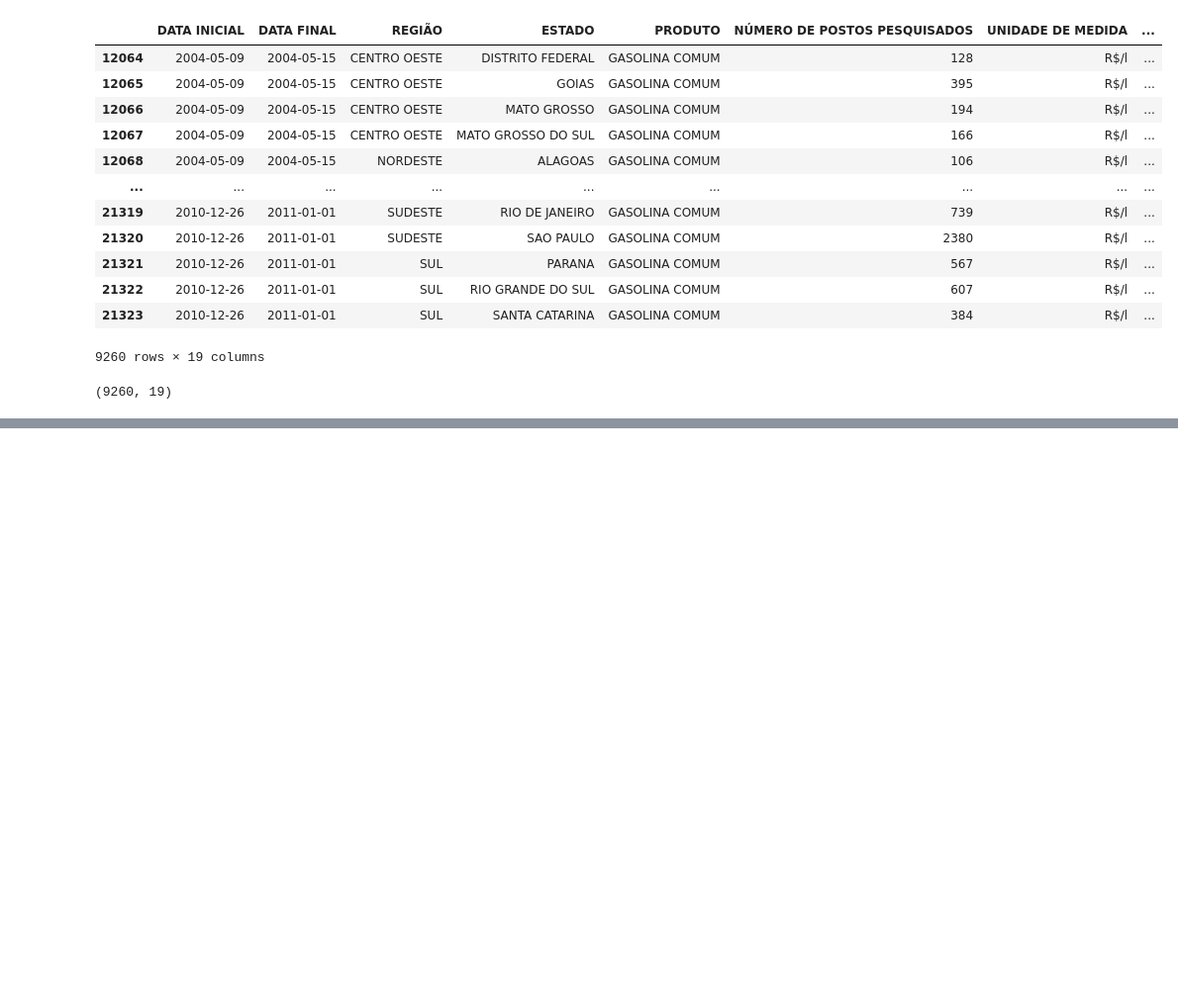
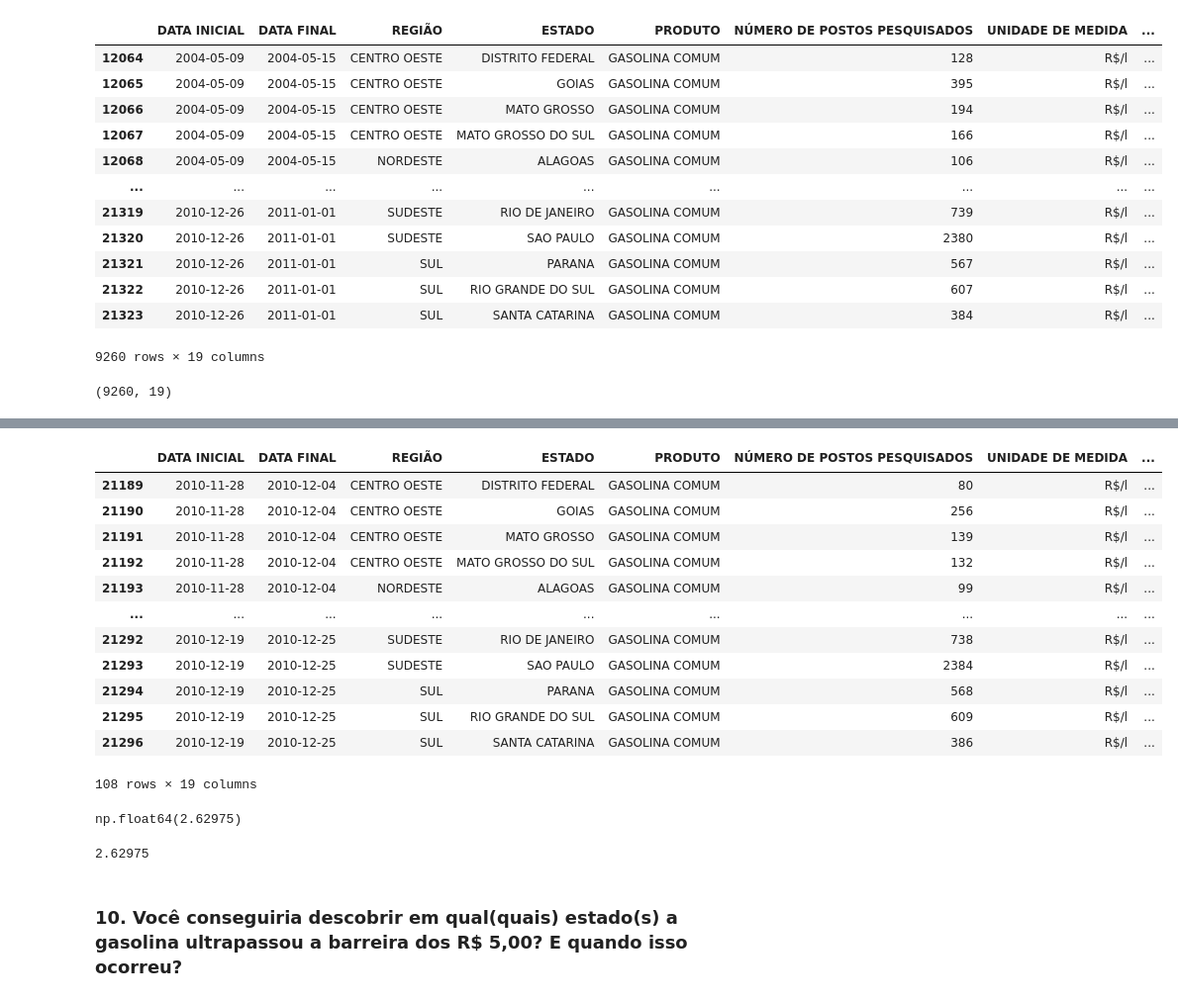
Before and after one commit to ludiemert/Analyzing_Data_Pandas_SQL, a Jupyter notebook: 4_Projectos/1_Prices_Gas/1_Price_Gas.ipynb, the cells around one changed output, grey strips where cells are left out. Shown: that part at 99% size. Saved outputs shown, nothing was run; the diff lists cells and outputs as text; code cells hidden in the pictures; blank space fills up the shorter version.

```diff
--- a/4_Projectos/1_Prices_Gas/1_Price_Gas.ipynb
+++ b/4_Projectos/1_Prices_Gas/1_Price_Gas.ipynb
@@ -369,0 +399,29 @@ df2.shape
+# %%
+# filtrer on the new datasete
+df2[df2['Year--Month'] == '2010-12']
+# %% [output]
+|  | DATA INICIAL | DATA FINAL | REGIÃO | ESTADO | PRODUTO | NÚMERO DE POSTOS PESQUISADOS | UNIDADE DE MEDIDA | ... |
+| 21189 | 2010-11-28 | 2010-12-04 | CENTRO OESTE | DISTRITO FEDERAL | GASOLINA COMUM | 80 | R$/l | ... |
+| 21190 | 2010-11-28 | 2010-12-04 | CENTRO OESTE | GOIAS | GASOLINA COMUM | 256 | R$/l | ... |
+| 21191 | 2010-11-28 | 2010-12-04 | CENTRO OESTE | MATO GROSSO | GASOLINA COMUM | 139 | R$/l | ... |
+| 21192 | 2010-11-28 | 2010-12-04 | CENTRO OESTE | MATO GROSSO DO SUL | GASOLINA COMUM | 132 | R$/l | ... |
+| 21193 | 2010-11-28 | 2010-12-04 | NORDESTE | ALAGOAS | GASOLINA COMUM | 99 | R$/l | ... |
+| ... | ... | ... | ... | ... | ... | ... | ... | ... |
+| 21292 | 2010-12-19 | 2010-12-25 | SUDESTE | RIO DE JANEIRO | GASOLINA COMUM | 738 | R$/l | ... |
+| 21293 | 2010-12-19 | 2010-12-25 | SUDESTE | SAO PAULO | GASOLINA COMUM | 2384 | R$/l | ... |
+| 21294 | 2010-12-19 | 2010-12-25 | SUL | PARANA | GASOLINA COMUM | 568 | R$/l | ... |
+| 21295 | 2010-12-19 | 2010-12-25 | SUL | RIO GRANDE DO SUL | GASOLINA COMUM | 609 | R$/l | ... |
+| 21296 | 2010-12-19 | 2010-12-25 | SUL | SANTA CATARINA | GASOLINA COMUM | 386 | R$/l | ... |
+108 rows × 19 columns
+# %%
+# see the average price for a specific month and year
+df2[(df2['Year--Month'] == '2010-12') & (df2['ESTADO'] == 'SANTA CATARINA')]['PREÇO MÉDIO REVENDA'].mean()
+# %% [output]
+np.float64(2.62975)
+# %%
+media = df2[(df2['Year--Month'] == '2010-12') & (df2['ESTADO'] == 'SANTA CATARINA')]["PREÇO MÉDIO REVENDA"].mean()
+print(media)
+# %% [output]
+2.62975
+# %% [markdown]
+### 10. Você conseguiria descobrir em qual(quais) estado(s) a gasolina ultrapassou a barreira dos R$ 5,00? E quando isso ocorreu?
```
Also changed, not shown: parts of 3 cells of this notebook.
